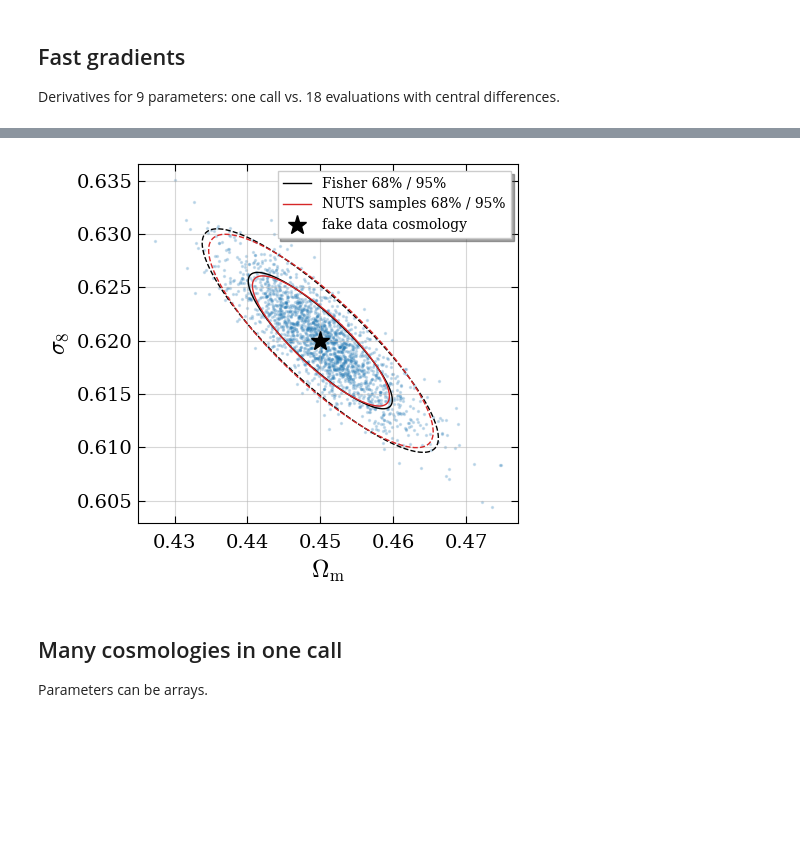
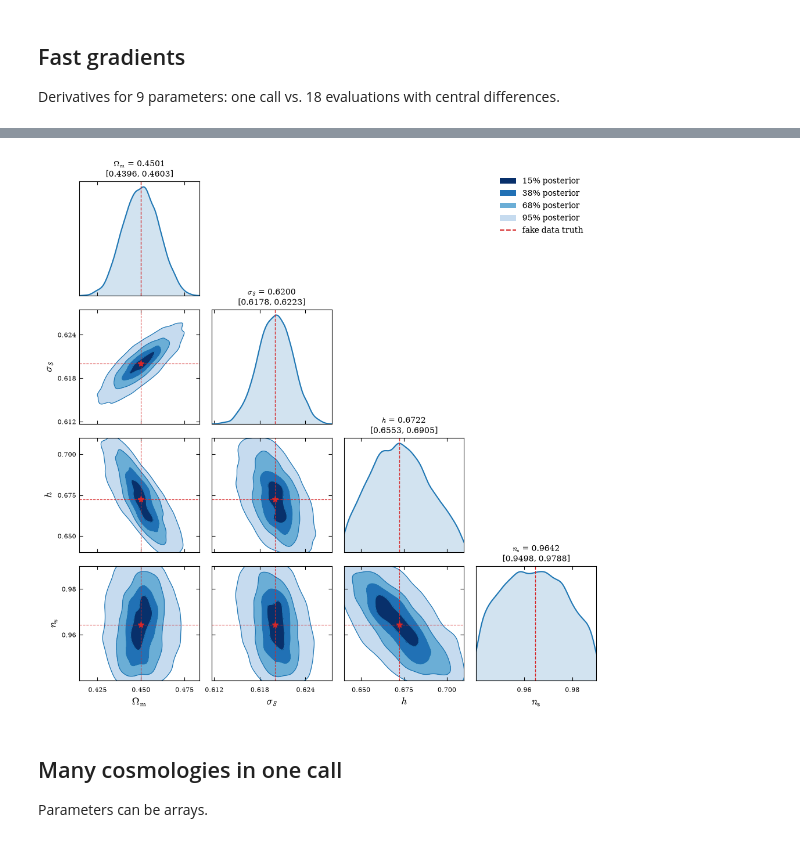
Before and after one commit to DarkQuestCosmology/dark_emulator2_public, a Jupyter notebook: notebook/08a_autodiff_torch.ipynb, the cells around one changed output, grey strips where cells are left out. Cells and saved outputs as stored; diff of their text form; code cells hidden in the pictures; blank space fills up the shorter version.

```diff
--- a/notebook/08a_autodiff_torch.ipynb
+++ b/notebook/08a_autodiff_torch.ipynb
@@ -188,18 +270,75 @@ Number of divergences: 0
 # %%
-t = np.linspace(0, 2 * np.pi, 200)
-circle = np.array([np.cos(t), np.sin(t)])
-xy = np.array([samples["Omega_m"], samples["sigma8"]])
-fig, ax = plt.subplots(figsize=(5, 4.5))
-ax.scatter(*xy, s=2, alpha=0.2, color="C0")
-for cov, center, color, label in [(fisher_cov, truth, "k", "Fisher"), (np.cov(xy), xy.mean(axis=1), "C3", "NUTS samples")]:
-    vals, vecs = np.linalg.eigh(cov)
-    for dchi2, ls in [(2.30, "-"), (6.18, "--")]:
-        ax.plot(*(center[:, None] + vecs @ (np.sqrt(dchi2 * vals)[:, None] * circle)), color=color, ls=ls, lw=1)
-    ax.plot([], [], color=color, lw=1, label=f"{label} 68% / 95%")
-ax.plot(*truth, "*", color="k", ms=14, label="fake data cosmology")
-ax.set_xlabel(r"$\Omega_{\rm m}$")
-ax.set_ylabel(r"$\sigma_8$")
-ax.legend()
-plt.tight_layout()
+from matplotlib.lines import Line2D
+from matplotlib.patches import Patch
+from matplotlib.ticker import MaxNLocator
+from scipy.stats import gaussian_kde
+
+labels = {
+    "Omega_m": r"$\Omega_{\rm m}$", "sigma8": r"$\sigma_8$", "h0": r"$h$", "ns": r"$n_{\rm s}$",
+    "omega_b": r"$\omega_{\rm b}$", "Mnu": r"$M_\nu\,[{\rm eV}]$",
+    "w0": r"$w_0$", "wa": r"$w_a$", "Omega_k": r"$\Omega_k$",
+}
+# Show the posterior at a useful scale while respecting the prior boundaries.
+plot_limits = {}
+for name in sampled_names:
+    lo, hi = np.quantile(samples[name], [0.001, 0.999])
+    padding = 0.08 * (hi - lo)
+    plot_limits[name] = (max(prior_bounds[name][0], lo - padding),
+                         min(prior_bounds[name][1], hi + padding))
+
+ndim = len(sampled_names)
+fig, axes = plt.subplots(ndim, ndim, figsize=(2.5 * ndim, 2.5 * ndim), squeeze=False)
+for row, yname in enumerate(sampled_names):
+    for col, xname in enumerate(sampled_names):
+        ax = axes[row, col]
+        if col > row:
+            ax.set_visible(False)
+            continue
+        x = np.linspace(*plot_limits[xname], 160)
+        if row == col:
+            density = gaussian_kde(samples[xname])(x)
+            ax.fill_between(x, density, color="C0", alpha=0.20)
+            ax.plot(x, density, color="C0", lw=1.5)
+            ax.axvline(truth_param[xname], color="C3", ls="--", lw=1)
+            ax.set_ylim(bottom=0)
+            ax.set_yticks([])
+            lo, mid, hi = np.quantile(samples[xname], [0.16, 0.50, 0.84])
+            ax.set_title(f"{labels[xname]} = {mid:.4f}\n[{lo:.4f}, {hi:.4f}]", fontsize=10)
+        else:
+            y = np.linspace(*plot_limits[yname], 160)
+            xx, yy = np.meshgrid(x, y)
+            density = gaussian_kde(np.vstack([samples[xname], samples[yname]]))(
+                np.vstack([xx.ravel(), yy.ravel()])).reshape(xx.shape)
+            ordered = np.sort(density.ravel())[::-1]
+            mass = np.cumsum(ordered) / ordered.sum()
+            levels = [ordered[min(np.searchsorted(mass, prob), len(ordered) - 1)] for prob in [0.95, 0.68, 0.38, 0.15]]
+            ax.contourf(xx, yy, density, levels=[*levels, density.max() * 1.001],
+                        colors=["#c6dbef", "#6baed6", "#2171b5", "#08306b"])
+            ax.contour(xx, yy, density, levels=levels, colors="C0", linewidths=0.9)
+            ax.axvline(truth_param[xname], color="C3", ls="--", lw=0.8)
+            ax.axhline(truth_param[yname], color="C3", ls="--", lw=0.8)
+            ax.plot(truth_param[xname], truth_param[yname], "*", color="C3", ms=8)
+            ax.set_ylim(*plot_limits[yname])
+        ax.set_xlim(*plot_limits[xname])
+        ax.xaxis.set_major_locator(MaxNLocator(nbins=3, prune="both"))
+        if row != col:
+            ax.yaxis.set_major_locator(MaxNLocator(nbins=3, prune="both"))
+        ax.tick_params(direction="in", top=True, right=True, labelsize=8)
+        if row == ndim - 1:
+            ax.set_xlabel(labels[xname], fontsize=13)
+        else:
+            ax.tick_params(labelbottom=False)
+        if col == 0 and row > 0:
+            ax.set_ylabel(labels[yname], fontsize=13)
+        elif row != col:
+            ax.tick_params(labelleft=False)
+
+fig.legend(handles=[Patch(facecolor="#08306b", label="15% posterior"),
+                    Patch(facecolor="#2171b5", label="38% posterior"),
+                    Patch(facecolor="#6baed6", label="68% posterior"),
+                    Patch(facecolor="#c6dbef", label="95% posterior"),
+                    Line2D([], [], color="C3", ls="--", label="fake data truth")],
+           loc="upper right", bbox_to_anchor=(0.97, 0.96), frameon=False)
+fig.subplots_adjust(left=0.09, right=0.98, bottom=0.08, top=0.94, hspace=0.12, wspace=0.10)
 plt.show()
 # %% [output]
@@ -206,4 +364,4 @@ plt.show()
-[figure, old version]
+[figure, new version]
 # %% [markdown]
 ## Many cosmologies in one call
 
```
Also changed, not shown: parts of 8 cells of this notebook, 1 other file.
